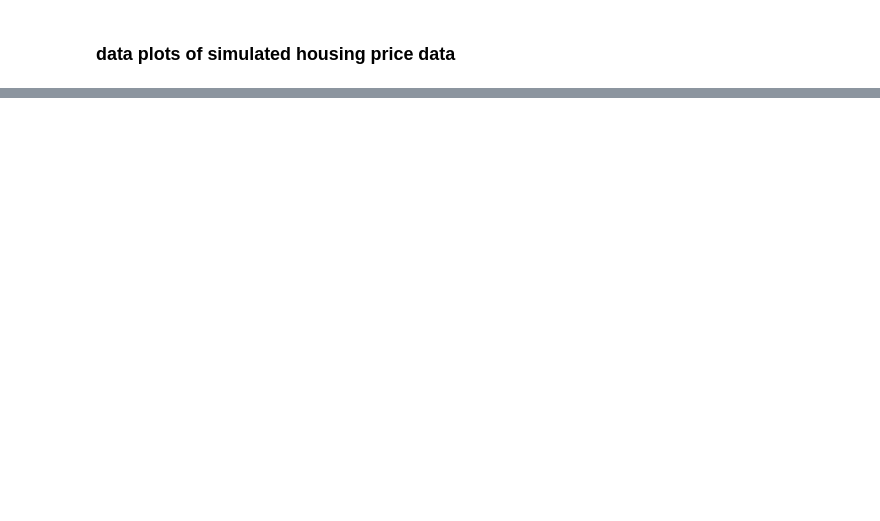
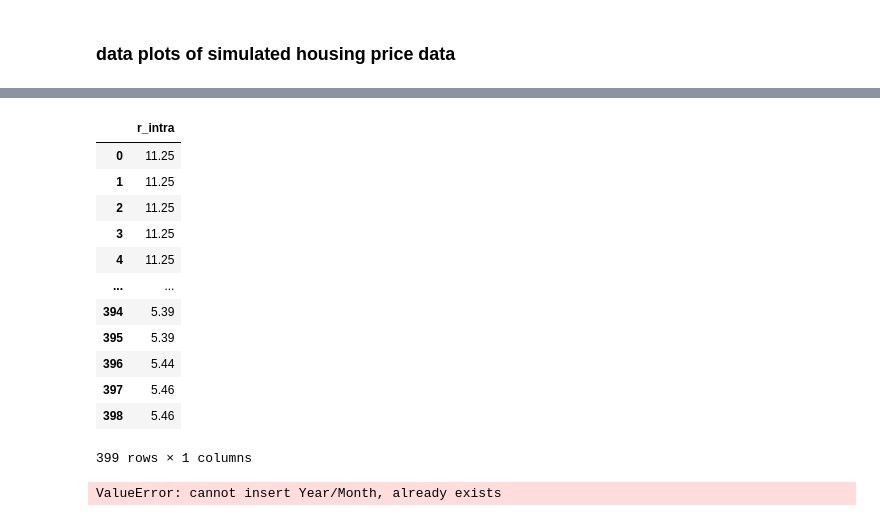
Before and after one commit to shanekeenan/prog_data_analysis, a Jupyter notebook: project1/project1.ipynb, the cells around one changed output, grey strips where cells are left out. Cells and saved outputs as stored; diff of their text form; code cells hidden in the pictures; blank space fills up the shorter version.

```diff
--- a/project1/project1.ipynb
+++ b/project1/project1.ipynb
@@ -165,0 +190,4 @@ plt.plot(econ)
+# %%
+
+
+real_intra = pd.read_csv('C:\\Users\shane\\Desktop\\HDip in Data Analytics\\Semester 2\\Programming for Data Analysis\\prog_data_analysis\\project1\\interest_rates.csv', names = ['date', 'r_intra'])
@@ -165,0 +211,24 @@ plt.plot(econ)
+# %%
+
+
+real_intra_ = real_intra.drop(real_intra.columns[0], axis =1)
+# %%
+real_intra_
+# %% [output]
+|  | r_intra |
+| 0 | 11.25 |
+| 1 | 11.25 |
+| 2 | 11.25 |
+| 3 | 11.25 |
+| 4 | 11.25 |
+| ... | ... |
+| 394 | 5.39 |
+| 395 | 5.39 |
+| 396 | 5.44 |
+| 397 | 5.46 |
+| 398 | 5.46 |
+399 rows × 1 columns
+# %%
+real_intra_idx = real_intra_.insert(0, 'Year/Month', date)
+# %% [output]
+ValueError: cannot insert Year/Month, already exists
```
Also changed, not shown: parts of 13 cells of this notebook, 3 other files.
